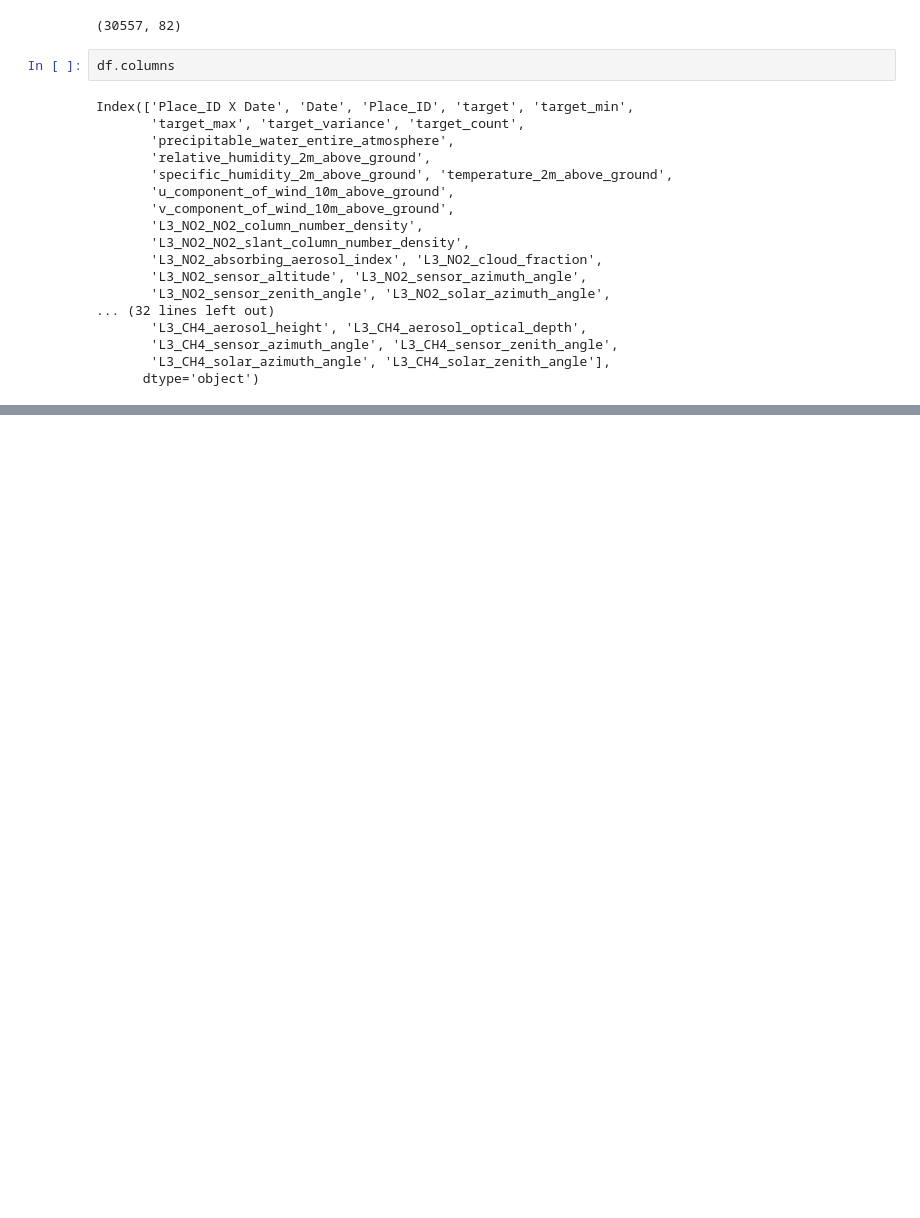
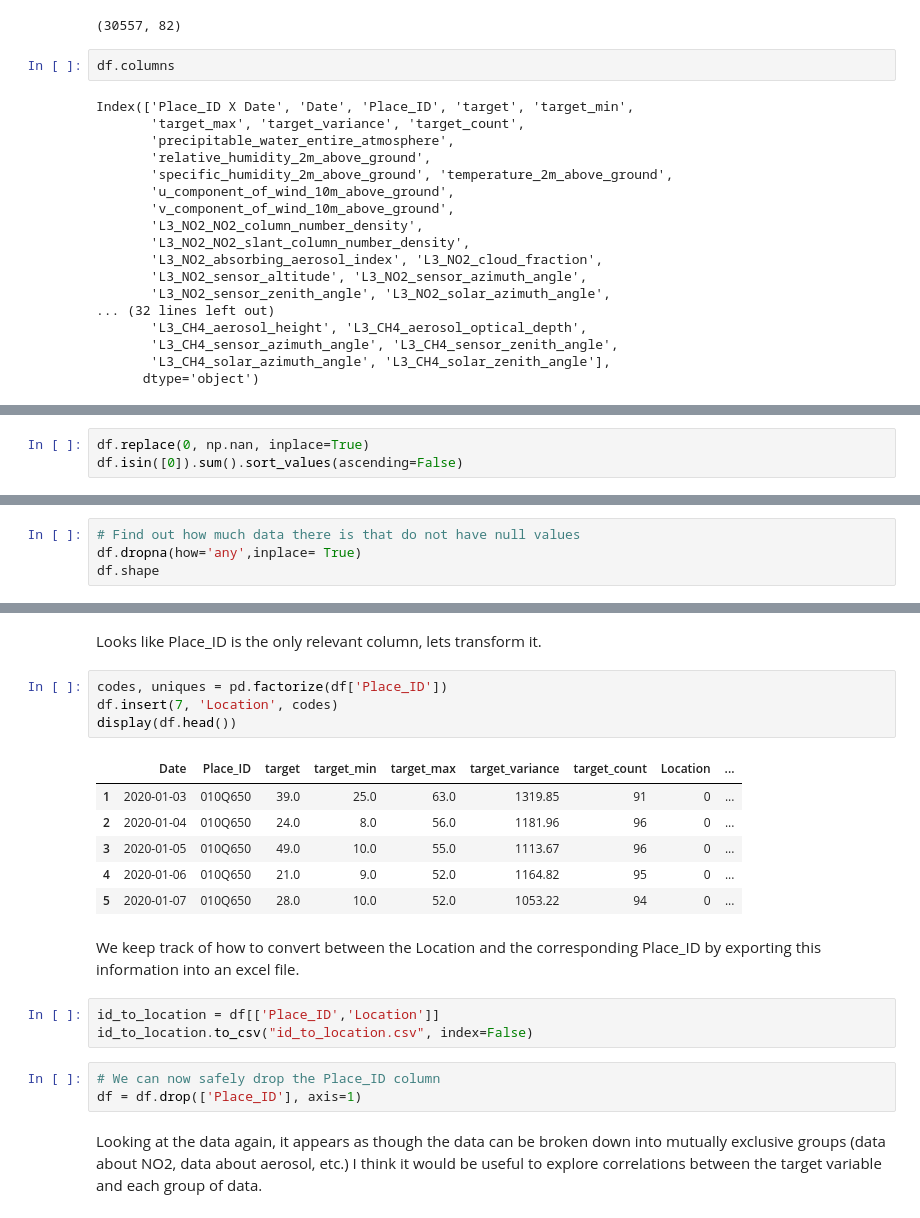
Before and after one commit to ryanwonghc/Urban-Air-Pollution-Challenge, a Jupyter notebook: Exploratory Data Analysis.ipynb, the cells around one changed output, grey strips where cells are left out. Drawn from its saved outputs; the diff is of its cells as text; blank space fills up the shorter version.

```diff
--- a/Exploratory Data Analysis.ipynb
+++ b/Exploratory Data Analysis.ipynb
@@ -70,0 +140,3 @@ df.head()
+# %%
+df.replace(0, np.nan, inplace=True)
+df.isin([0]).sum().sort_values(ascending=False)
@@ -85,0 +170,4 @@ Length: 75, dtype: int64
+# %%
+# Find out how much data there is that do not have null values
+df.dropna(how='any',inplace= True)
+df.shape
@@ -85,0 +219,23 @@ Length: 75, dtype: int64
+# %% [markdown]
+Looks like Place_ID is the only relevant column, lets transform it.
+# %%
+codes, uniques = pd.factorize(df['Place_ID'])
+df.insert(7, 'Location', codes)
+display(df.head())
+# %% [output]
+|  | Date | Place_ID | target | target_min | target_max | target_variance | target_count | Location | ... |
+| 1 | 2020-01-03 | 010Q650 | 39.0 | 25.0 | 63.0 | 1319.85 | 91 | 0 | ... |
+| 2 | 2020-01-04 | 010Q650 | 24.0 | 8.0 | 56.0 | 1181.96 | 96 | 0 | ... |
+| 3 | 2020-01-05 | 010Q650 | 49.0 | 10.0 | 55.0 | 1113.67 | 96 | 0 | ... |
+| 4 | 2020-01-06 | 010Q650 | 21.0 | 9.0 | 52.0 | 1164.82 | 95 | 0 | ... |
+| 5 | 2020-01-07 | 010Q650 | 28.0 | 10.0 | 52.0 | 1053.22 | 94 | 0 | ... |
+# %% [markdown]
+We keep track of how to convert between the Location and the corresponding Place_ID by exporting this information into an excel file.
+# %%
+id_to_location = df[['Place_ID','Location']]
+id_to_location.to_csv("id_to_location.csv", index=False)
+# %%
+# We can now safely drop the Place_ID column
+df = df.drop(['Place_ID'], axis=1)
+# %% [markdown]
+Looking at the data again, it appears as though the data can be broken down into mutually exclusive groups (data about NO2, data about aerosol, etc.) I think it would be useful to explore correlations between the target variable and each group of data.
```
Also changed, not shown: parts of 29 cells of this notebook, 1 other file.
